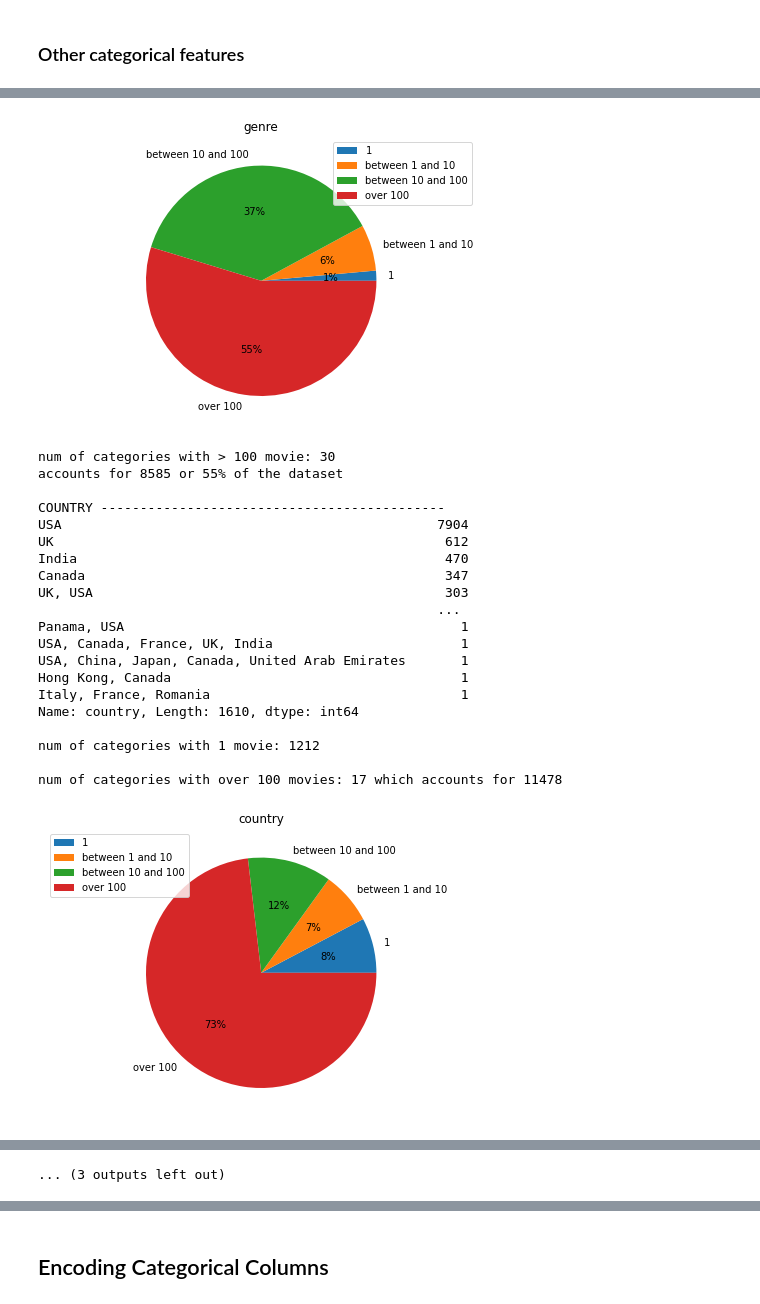
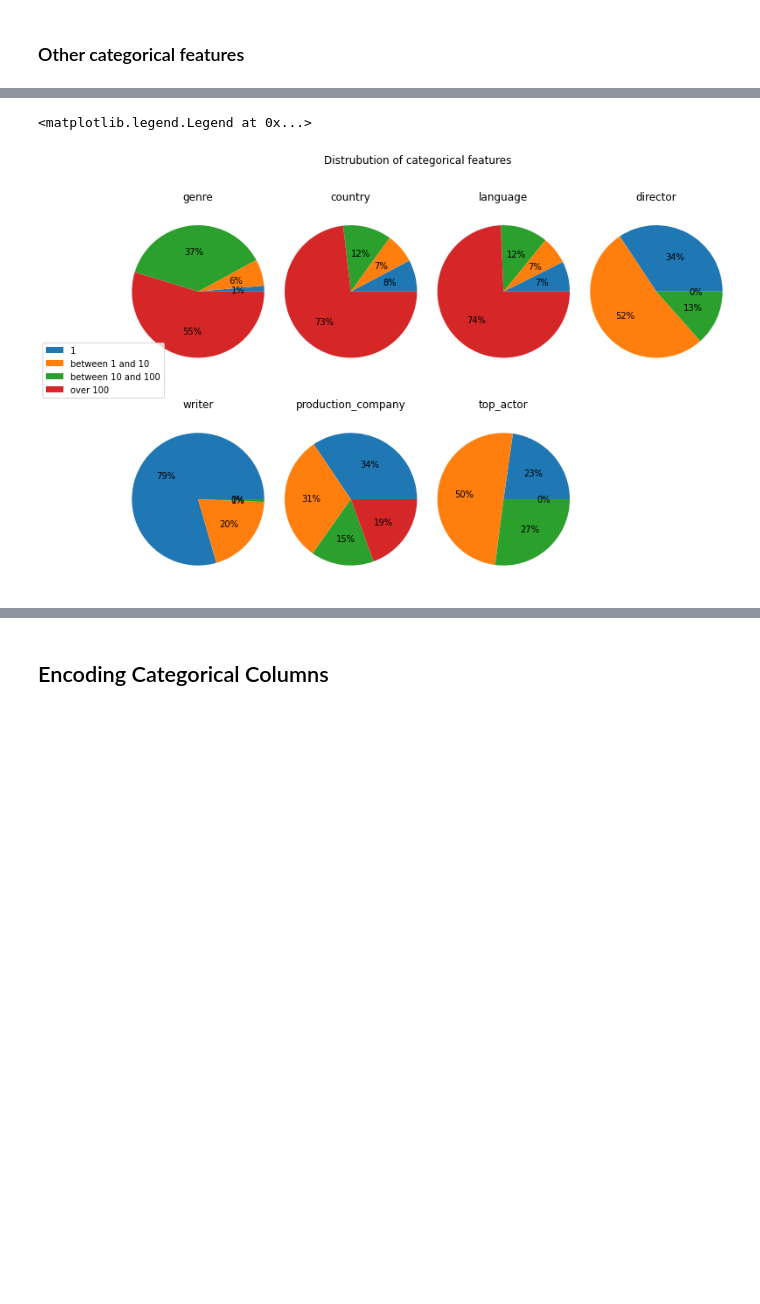
Before and after one commit to iamkahvi/imdb_rating_prediction_system, a Jupyter notebook: Encoding.ipynb, the cells around one changed output, grey strips where cells are left out. Saved outputs shown, nothing was run; the diff lists cells and outputs as text; code cells hidden in the pictures; blank space fills up the shorter version.

```diff
--- a/Encoding.ipynb
+++ b/Encoding.ipynb
@@ -103,5 +115,3 @@ def calc_age_at_release(row):
 Two functions to calculate the top actors age and the top actor age when the movie is released.
 # %%
 dfMovies_Names["actor_age_at_release"] = dfMovies_Names.apply(calc_age_at_release, axis=1)
-# %%
-dfMovies_Names["actor_age"] = dfMovies_Names.apply(calc_age, axis=1)
@@ -148,0 +214,15 @@ Dropping any rows with `NaN`.
+# %%
+to_scale = [
+    "duration",
+    "budget",
+    "height",
+    "divorces"
+]
+# %%
+from sklearn.preprocessing import StandardScaler
+
+scaler = StandardScaler()
+
+for col in to_scale:
+    print(f"scaling {col}...")
+    df[[col]] = scaler.fit_transform(df[[col]])
@@ -230,10 +315,15 @@ to_encode = [
 ]
 # %%
 rows = df.shape[0]
-
 labels = ["1", "between 1 and 10", "between 10 and 100", "over 100"]
 
-for col in to_encode:
+fig, axs = plt.subplots(2, 4)
+fig.set_size_inches(12, 8)
+plt.suptitle("Distrubution of categorical features")
+
+axs = axs.flatten()
+
+for i, col in enumerate(to_encode):
     data = []
 
     print(f"\n{col.upper()} --------------------------------------------")
@@ -259,18 +349,17 @@ for col in to_encode:
         f"\nnum of categories with over 100 movies: {filtered.shape[0]} which accounts for {filtered.sum():.0f}"
     )
 
-    fig = plt.figure()
-    ax = fig.add_axes([0, 0, 1, 1])
-    ax.axis("equal")
+    axs[i].axis("equal")
 
-    ax.pie(data, labels=labels, autopct="%.0f%%")
-    plt.title(col)
-    plt.legend()
-    plt.show()
+    patches = axs[i].pie(data, autopct="%.0f%%", radius=1.3)[0]
+    axs[i].set(ylabel='', title=col, aspect='equal')
 
     print(f"\nnum of categories with > 100 movie: {filtered.shape[0]}")
     print(
         f"accounts for {filtered.sum():.0f} or {(filtered.sum()/rows)*100:.0f}% of the dataset"
     )
+
+axs[7].remove()
+fig.legend(patches, labels, loc="center left")
 # %% [output]
 GENRE --------------------------------------------
@@ -293,22 +382,2 @@ num of categories with over 100 movies: 30 which accounts for 8585
+<matplotlib.legend.Legend at 0x...>
-[figure, old version]
+[figure, new version]
-num of categories with > 100 movie: 30
-accounts for 8585 or 55% of the dataset
-
-COUNTRY --------------------------------------------
-USA                                                7904
-UK                                                  612
-India                                               470
-Canada                                              347
-UK, USA                                             303
-                                                   ...
-Panama, USA                                           1
-USA, Canada, France, UK, India                        1
-USA, China, Japan, Canada, United Arab Emirates       1
-Hong Kong, Canada                                     1
-Italy, France, Romania                                1
-Name: country, Length: 1610, dtype: int64
-
-num of categories with 1 movie: 1212
-
-num of categories with over 100 movies: 17 which accounts for 11478
-[figure, removed]
@@ -399 +383,0 @@ num of categories with over 100 movies: 9 which accounts for 3046
-... (3 outputs left out)
```
Also changed, not shown: parts of 31 cells of this notebook, 2 other files.
